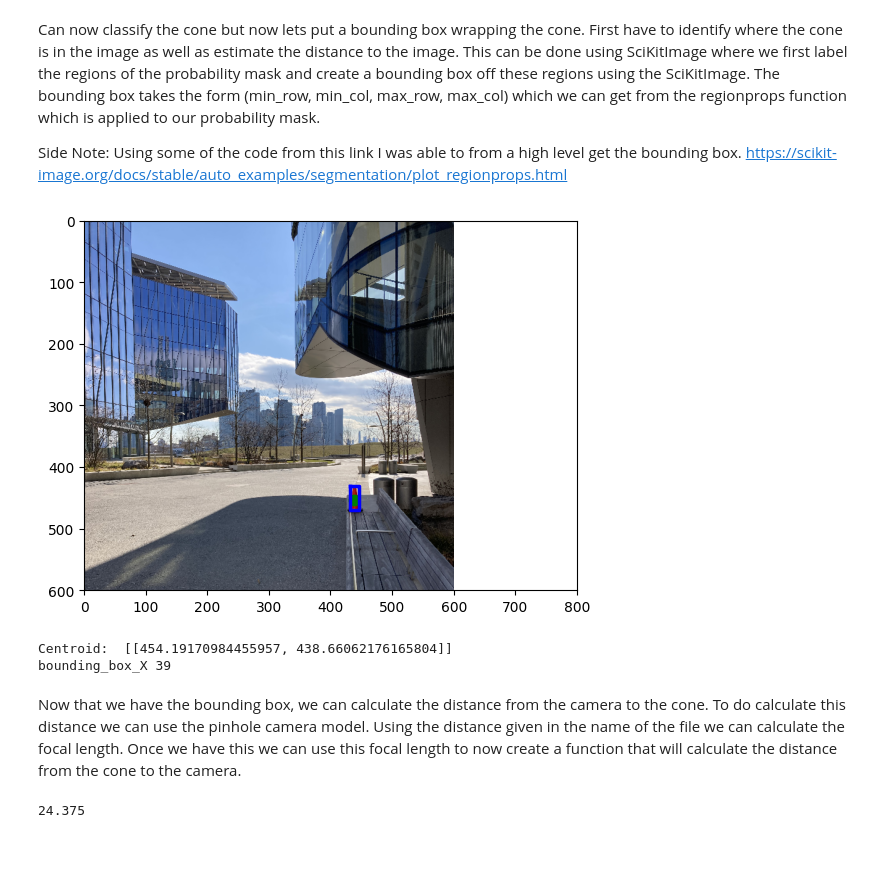
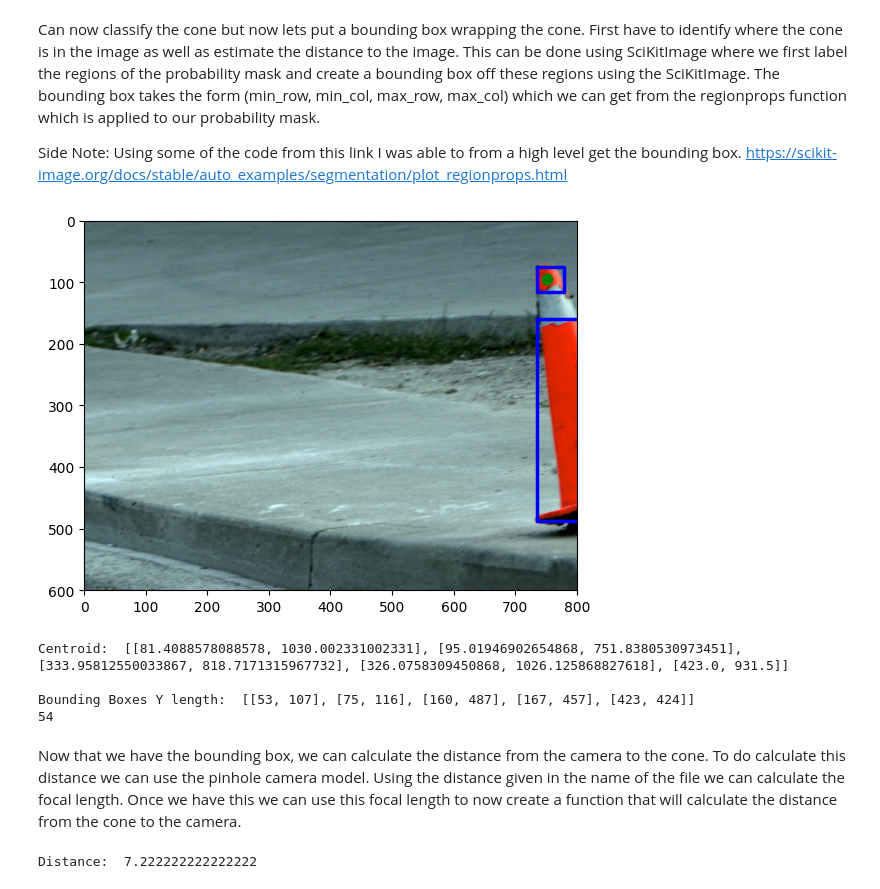
Before and after one commit to Kalva014/Color_Segmentation, a Jupyter notebook: ColorSegmentationTraining.ipynb, the cells around one changed output. Saved outputs shown, nothing was run; the diff lists cells and outputs as text; code cells hidden in the pictures; blank space fills up the shorter version.

```diff
--- a/ColorSegmentationTraining.ipynb
+++ b/ColorSegmentationTraining.ipynb
@@ -28,10 +28,15 @@ def get_labeled_images_pixels(labeled_folder):
 
 # This is for getting original image and number of its pixels
 def get_original_image(unlabled_folder):
-    #for index in range(2, 3):
-        #unlabeled_img = mpimg.imread(os.path.join(unlabled_folder, os.listdir(unlabled_folder)[index]))
-    unlabeled_img = mpimg.imread(os.path.join(unlabled_folder, "train_16_dist24.png"))
-    #print(os.listdir(unlabled_folder)[index])
+    for index in range(2, 3):
+        unlabeled_img = mpimg.imread(os.path.join(unlabled_folder, os.listdir(unlabled_folder)[index]))
+    print("Image Name: ", os.listdir(unlabled_folder)[index])
+
+    return unlabeled_img
+
+# This is for getting testing image
+def get_test_image(test_folder, test_image):
+    unlabeled_img = mpimg.imread(os.path.join(test_folder, test_image))
 
     return unlabeled_img
 
@@ -39,9 +44,10 @@ def get_original_image(unlabled_folder):
 cone_labeled_folder = 'Data/Cone_Labeled'
 extra_labeled_folder = 'Data/Extra_Labeled'
 unlabeled_folder = 'Data/ECE5242Proj1-train'
+test_folder = 'Data/Test_Images'
 cone_roi_pixels = get_labeled_images_pixels(cone_labeled_folder)
 extra_roi_pixels = get_labeled_images_pixels(extra_labeled_folder)
-unlabeled_img = get_original_image(unlabeled_folder)
+#unlabeled_img = get_original_image(unlabeled_folder)
+unlabeled_img = get_test_image(test_folder, 'traffic-cones02.png')  # THIS IS WHERE YOU
 
 plt.imshow(unlabeled_img)
-plt.close()
@@ -155,7 +164,7 @@ def train(unlabeled_img):
             extra_class = Multivariate_Gaussian(extra_cone_rgb_mean, extra_cone_rgb_covariance, unlabeled_img[row, col])
             probability_mask[row, col] = Bayes_Rule(unlabeled_img[row, col], len(cone_roi_pixels), len(extra_roi_pixels), len(unlabeled_img), orange_class[0][0], extra_class[0][0])
 
-    threshold = 0.99999999999
+    threshold = 0.99999999999999999999
     probability_mask = probability_mask >= threshold # Have to keep adjusting threshold to be higher
     probability_mask = probability_mask[:, :, 0]
     return probability_mask
@@ -173,37 +182,45 @@ Side Note: Using some of the code from this link I was able to from a high level
 # %%
 def create_bounding_box(unlabeled_img, probability_mask):
     fig, ax = plt.subplots()
     ax.imshow(unlabeled_img, cmap=plt.cm.gray)
     label_img_regions = label(probability_mask)
     regions = regionprops(label_img_regions)
     centroid_list = []
+    bounding_box_list = []
 
     for props in regions:
         [y0, x0] = props.centroid # Center of the bounding box
         centroid_list.append([y0, x0]) # Append centroids to a list considering not exactly sure
 
         ax.plot(x0, y0, '.g', markersize=15) # Center point
 
         minr, minc, maxr, maxc = props.bbox
         bx = (minc, maxc, maxc, minc, minc)
         by = (minr, minr, maxr, maxr, minr)
         ax.plot(bx, by, '-b', linewidth=2.5)
 
+        bounding_box_list.append([minr, maxr]) # Append bounding box list
+
     ax.axis((0, 800, 600, 0))
     plt.show()
 
-    return centroid_list, minr, minc, maxr, maxc
+    return centroid_list, bounding_box_list
 
 
-centroids, minr, minc, maxr, maxc = create_bounding_box(unlabeled_img, probability_mask)
-bounding_box_X = maxr - minr
-bounding_box_Y = maxc - minc
-print("Centroid: ", centroids)
-print("bounding_box_X", bounding_box_X)
+centroids, bounding_boxes = create_bounding_box(unlabeled_img, probability_mask)
+print("\nCentroid: ", centroids)
+print("\nBounding Boxes Y length: ", bounding_boxes)
+#bounding_box_X = maxr - minr
+#bounding_box_Y = maxc - minc
+bounding_box_Y = bounding_boxes[0][1] - bounding_boxes[0][0] # Get specific bounding box and subtract maxc - minc
+
+print(bounding_box_Y)
 # %% [output]
-[figure, old version]
+[figure, new version]
-Centroid:  [[454.19170984455957, 438.66062176165804]]
-bounding_box_X 39
+Centroid:  [[81.4088578088578, 1030.002331002331], [95.01946902654868, 751.8380530973451], [333.95812550033867, 818.7171315967732], [326.0758309450868, 1026.125868827618], [423.0, 931.5]]
+
+Bounding Boxes Y length:  [[53, 107], [75, 116], [160, 487], [167, 457], [423, 424]]
+54
 # %% [markdown]
 Now that we have the bounding box, we can calculate the distance from the camera to the cone. To do calculate this distance we can use the pinhole camera model. Using the distance given in the name of the file we can calculate the focal length. Once we have this we can use this focal length to now create a function that will calculate the distance from the cone to the camera.
 # %%
@@ -215,11 +232,12 @@ def get_distance(Y, F, v):
 
 width_of_cone = 7.5
 height_of_cone = 17
-#focal_length = get_focal_length(height_of_cone, 30, bounding_box_Y)
-#print(focal_length)
+# focal_length = get_focal_length(height_of_cone, 8, bounding_box_Y)
+# print(focal_length)
 focal_length = 22.941176470588236
+#focal_length = 56.470588235294116
 
 distance = get_distance(height_of_cone, focal_length, bounding_box_Y)
 print("Distance: ", distance)
 # %% [output]
-24.375
+Distance:  7.222222222222222
```
Also changed, not shown: parts of 2 cells of this notebook, 7 other files.
